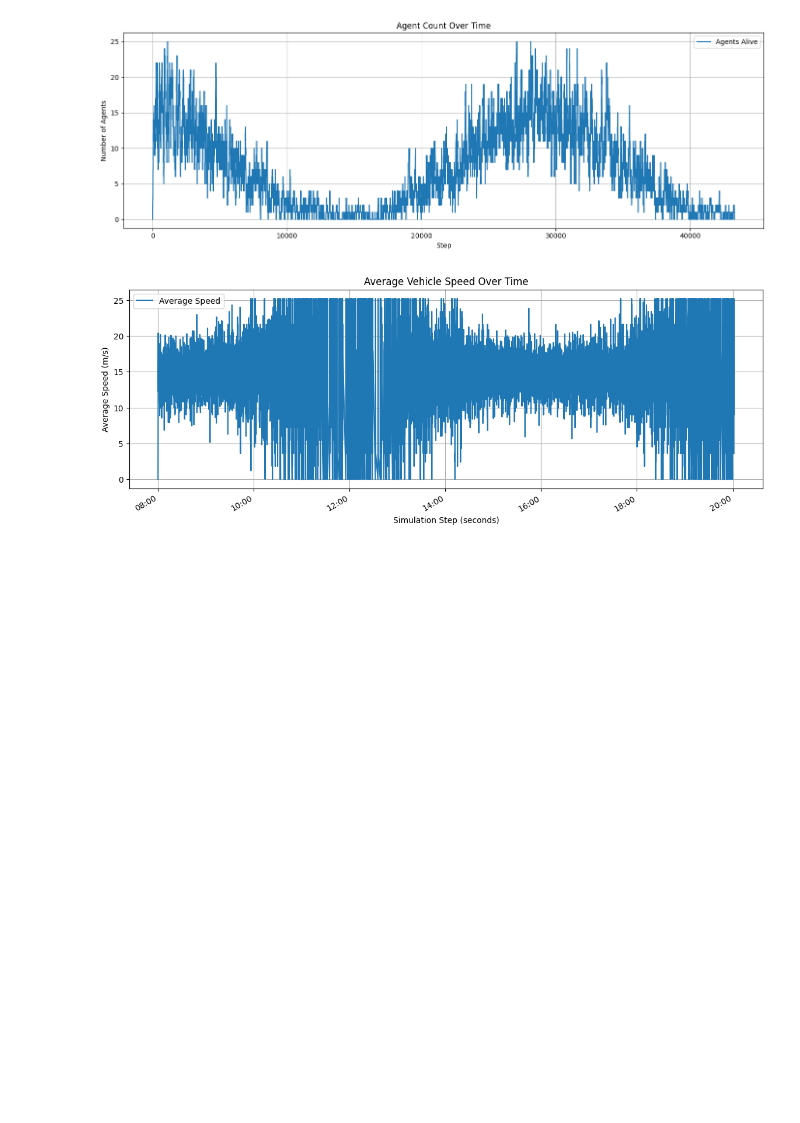
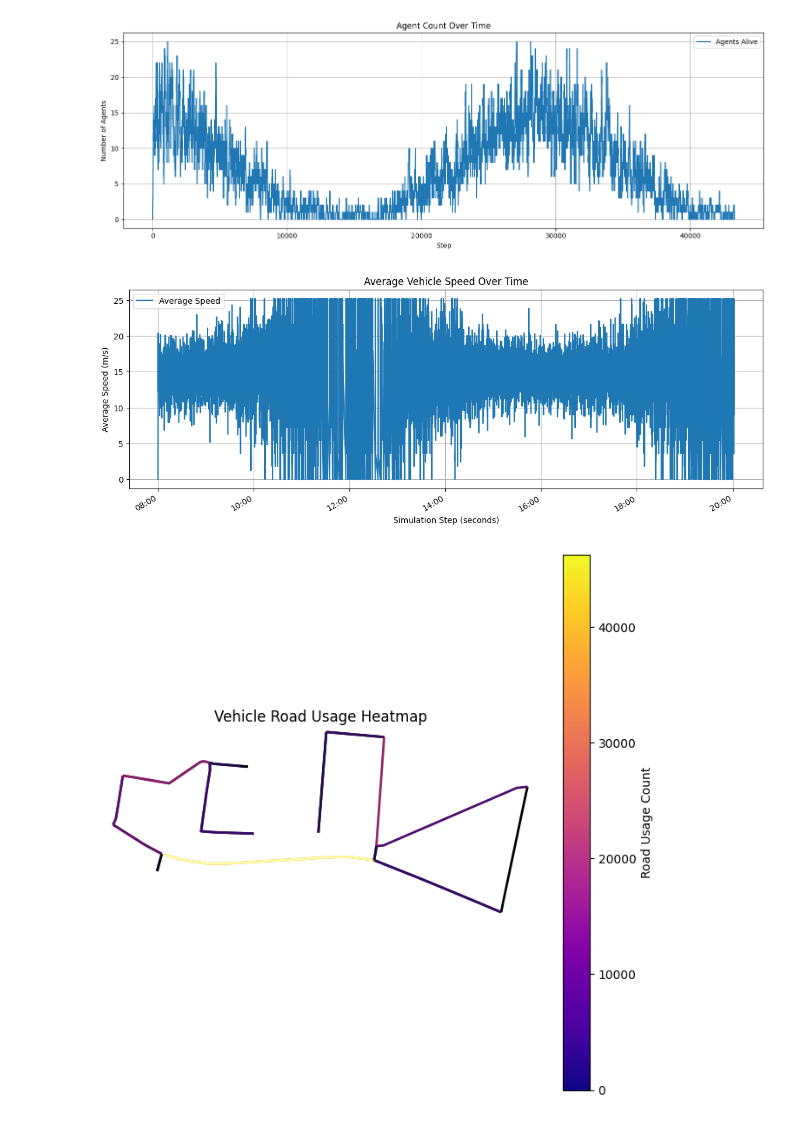
Before and after one commit to haarmeggido/agent-systems, a Jupyter notebook: src/ainter/data/data.ipynb, the cells around one changed output. Saved outputs shown, nothing was run; the diff lists cells and outputs as text; code cells hidden in the pictures; blank space fills up the shorter version.

```diff
--- a/src/ainter/data/data.ipynb
+++ b/src/ainter/data/data.ipynb
@@ -134,3 +146,47 @@ plt.legend()
 plt.show()
 # %% [output]
 [figure]
+# %%
+import osmnx as ox
+import networkx as nx
+
+# Load graph
+G = ox.graph.graph_from_bbox((19.912119, 50.066637, 19.921871, 50.069047), network_type='drive')
+
+# Assign edge usage count as edge attribute
+usage_dict = {road: count for road, count in zip(road_df.index, road_df["UsageCount"])}
+
+for u, v, k, data in G.edges(keys=True, data=True):
+    edge_key = (u, v)
+    usage = usage_dict.get(edge_key, 0)
+    data["usage"] = usage
+
+# Normalize and color edges
+max_usage = max(usage_dict.values()) if usage_dict else 1
+ec = [G[u][v][k].get("usage", 0) for u, v, k in G.edges(keys=True)]
+
+# Plot
+# Map usage counts to colors using a colormap
+cmap = plt.cm.inferno
+norm = plt.Normalize(vmin=0, vmax=max_usage)
+edge_colors = [cmap(norm(val)) for val in ec]
+
+fig, ax = ox.plot_graph(
+  G,
+  edge_color=edge_colors,
+  edge_linewidth=2,
+  bgcolor='white',
+  node_size=0,
+  show=False,
+  close=False
+)
+
+sm = plt.cm.ScalarMappable(cmap='plasma', norm=plt.Normalize(vmin=0, vmax=max_usage))
+sm._A = []
+cbar = fig.colorbar(sm, ax=ax)
+cbar.set_label("Road Usage Count")
+
+plt.title("Vehicle Road Usage Heatmap")
+plt.show()
+# %% [output]
+[figure, added]
```
Also changed, not shown: parts of 1 cell of this notebook.
